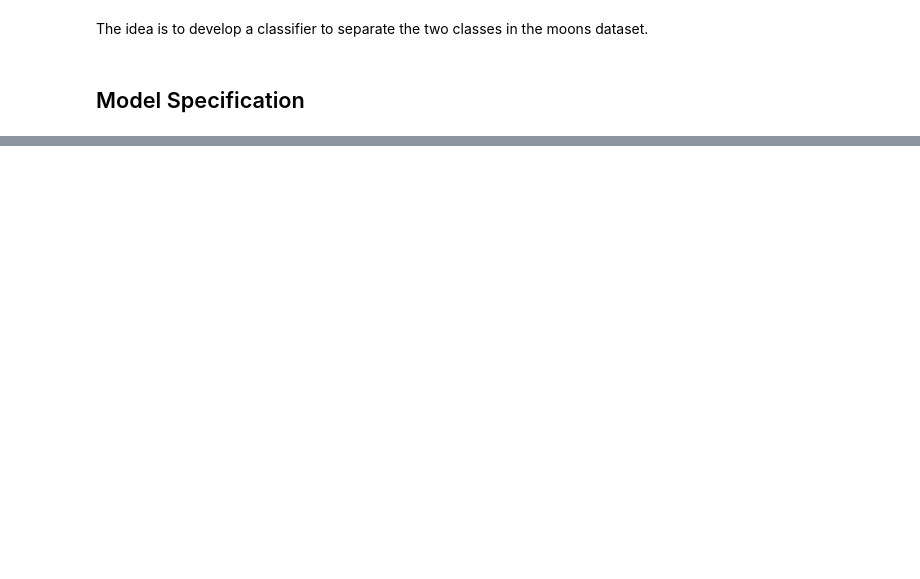
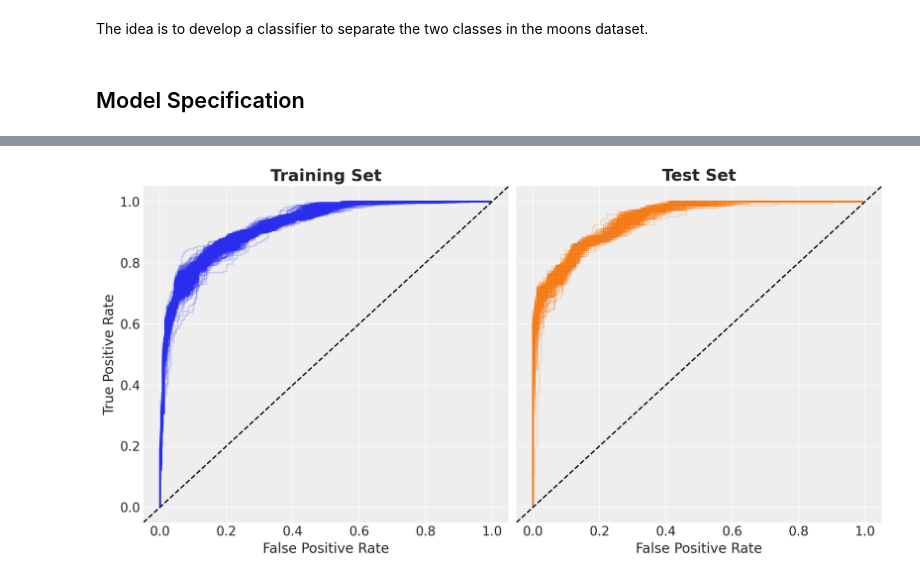
Before and after one commit to juanitorduz/website_projects, a Jupyter notebook: Python/intro_svi.ipynb, the cells around one changed output, grey strips where cells are left out. Cells and saved outputs as stored; diff of their text form; code cells hidden in the pictures; blank space fills up the shorter version.

```diff
--- a/Python/intro_svi.ipynb
+++ b/Python/intro_svi.ipynb
@@ -374,3 +395,67 @@ ax[1].set_title("AUC Posterior Distribution (Test)", fontsize=18, fontweight="bo
+# %%
+fpr_train, tpr_train, thresholds_train = xr.apply_ufunc(
+    lambda x, y: _roc_curve(y_true=x, y_score=y),
+    y_train,
+    train_idata["posterior_predictive"]["p"],
+    input_core_dims=[["obs_idx"], ["obs_idx"]],
+    output_core_dims=[["threshld"], ["threshld"], ["threshld"]],
+    vectorize=True,
+)
+
+fpr_test, tpr_test, thresholds_test = xr.apply_ufunc(
+    lambda x, y: _roc_curve(y_true=x, y_score=y),
+    y_test,
+    test_idata["posterior_predictive"]["p"],
+    input_core_dims=[["obs_idx"], ["obs_idx"]],
+    output_core_dims=[["threshld"], ["threshld"], ["threshld"]],
+    vectorize=True,
+)
+# %%
+fig, ax = plt.subplots(
+    nrows=1,
+    ncols=2,
+    figsize=(12, 6),
+    sharex=True,
+    sharey=True,
+    layout="constrained",
+)
+
+for i in range(8_000):
+    ax[0].plot(
+        fpr_train.sel(chain=0, draw=i),
+        tpr_train.sel(chain=0, draw=i),
+        c="C0",
+        alpha=0.2,
+    )
+    ax[1].plot(
+        fpr_test.sel(chain=0, draw=i),
+        tpr_test.sel(chain=0, draw=i),
+        c="C1",
+        alpha=0.2,
+    )
+
+
+ax[0].axline(
+    (0, 0),
+    (1, 1),
+    color="black",
+    linestyle="--",
+)
+
+ax[0].set(xlabel="False Positive Rate", ylabel="True Positive Rate")
+ax[0].set_title("Training Set", fontsize=18, fontweight="bold")
+
+ax[1].axline(
+    (0, 0),
+    (1, 1),
+    color="black",
+    linestyle="--",
+)
+
+ax[1].set(xlabel="False Positive Rate")
+ax[1].set_title("Test Set", fontsize=18, fontweight="bold");
+# %% [output]
+[figure, added]
 # %%
 fig, ax = plt.subplots(
     nrows=1,
```
Also changed, not shown: parts of 8 cells of this notebook.
